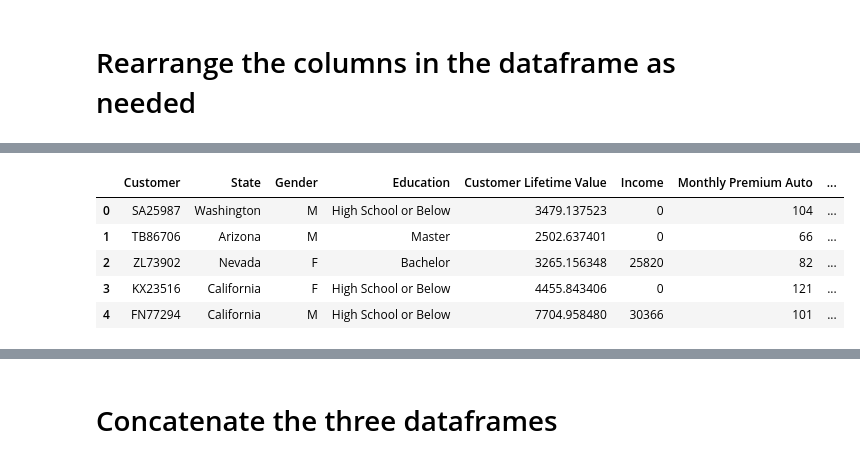
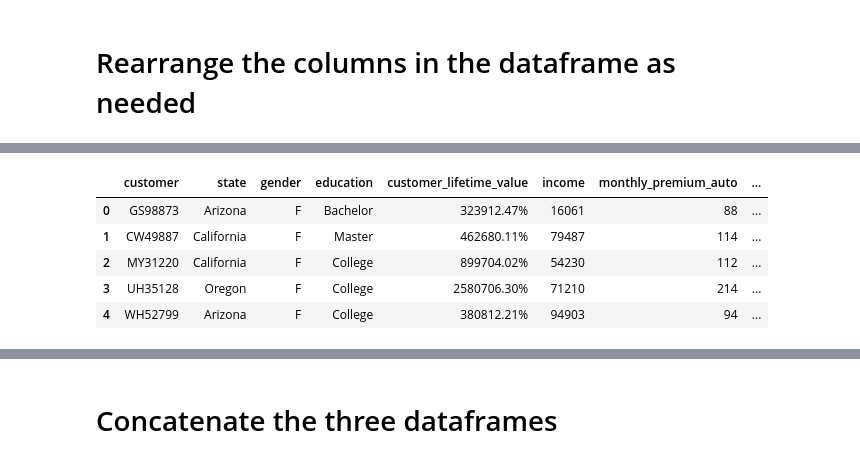
Before and after one commit to dongspark/lab-customer-analysis-round-1, a Jupyter notebook: lab-solution.ipynb, the cells around one changed output, grey strips where cells are left out. Saved outputs shown, nothing was run; the diff lists cells and outputs as text; code cells hidden in the pictures.

```diff
--- a/lab-solution.ipynb
+++ b/lab-solution.ipynb
@@ -69,5 +42,0 @@ Index(['Customer', 'State', 'Customer Lifetime Value', 'Education', 'Gender',
-# %%
-df1 = df1.rename(columns={'ST':'State',
-                                'GENDER':'Gender'})
-df2 = df2.rename(columns={'ST':'State',
-                                'GENDER':'Gender'})
@@ -87,0 +43,7 @@ Index(['Customer', 'State', 'Gender', 'Education', 'Customer Lifetime Value',
+# %%
+def standerlize(x):
+    if ( ' ' in x ):
+        x = x.replace(" ","_")
+    return x
+df11.columns = df11.columns.to_series().apply(standerlize)
+df11.columns.unique()
@@ -87,0 +55,9 @@ Index(['Customer', 'State', 'Gender', 'Education', 'Customer Lifetime Value',
+# %%
+df22=df2.copy()
+cols = []
+for column in df22.columns:
+    cols.append(column.lower())
+df22.columns = cols
+df22 = df22.rename(columns={'st':'state'})
+df22.columns = df22.columns.to_series().apply(standerlize)
+df22.columns.unique()
@@ -100 +94,11 @@ df3=df3[['Customer', 'State', 'Gender', 'Education', 'Customer Lifetime Value',
+# %%
+df11=df11[['customer', 'state', 'gender', 'education', 'customer_lifetime_value',
+       'income', 'monthly_premium_auto', 'number_of_open_complaints',
+       'total_claim_amount', 'policy_type', 'vehicle_class']]
+df22=df22[['customer', 'state', 'gender', 'education', 'customer_lifetime_value',
+       'income', 'monthly_premium_auto', 'number_of_open_complaints',
+       'total_claim_amount', 'policy_type', 'vehicle_class']]
+df33=df33[['customer', 'state', 'gender', 'education', 'customer_lifetime_value',
+       'income', 'monthly_premium_auto', 'number_of_open_complaints',
+       'total_claim_amount', 'policy_type', 'vehicle_class']]
 # %%
@@ -107,11 +111,11 @@ df1.head()
 | 3 | WW63253 | California | M | Bachelor | 764586.18% | 0.0 | 106.0 | ... |
 | 4 | GA49547 | Washington | M | High School or Below | 536307.65% | 36357.0 | 68.0 | ... |
 # %%
-df3.head()
+df22.head()
 # %% [output]
-|  | Customer | State | Gender | Education | Customer Lifetime Value | Income | Monthly Premium Auto | ... |
-| 0 | SA25987 | Washington | M | High School or Below | 3479.137523 | 0 | 104 | ... |
-| 1 | TB86706 | Arizona | M | Master | 2502.637401 | 0 | 66 | ... |
-| 2 | ZL73902 | Nevada | F | Bachelor | 3265.156348 | 25820 | 82 | ... |
-| 3 | KX23516 | California | F | High School or Below | 4455.843406 | 0 | 121 | ... |
-| 4 | FN77294 | California | M | High School or Below | 7704.958480 | 30366 | 101 | ... |
+|  | customer | state | gender | education | customer_lifetime_value | income | monthly_premium_auto | ... |
+| 0 | GS98873 | Arizona | F | Bachelor | 323912.47% | 16061 | 88 | ... |
+| 1 | CW49887 | California | F | Master | 462680.11% | 79487 | 114 | ... |
+| 2 | MY31220 | California | F | College | 899704.02% | 54230 | 112 | ... |
+| 3 | UH35128 | Oregon | F | College | 2580706.30% | 71210 | 214 | ... |
+| 4 | WH52799 | Arizona | F | College | 380812.21% | 94903 | 94 | ... |
```
Also changed, not shown: parts of 41 cells of this notebook.
